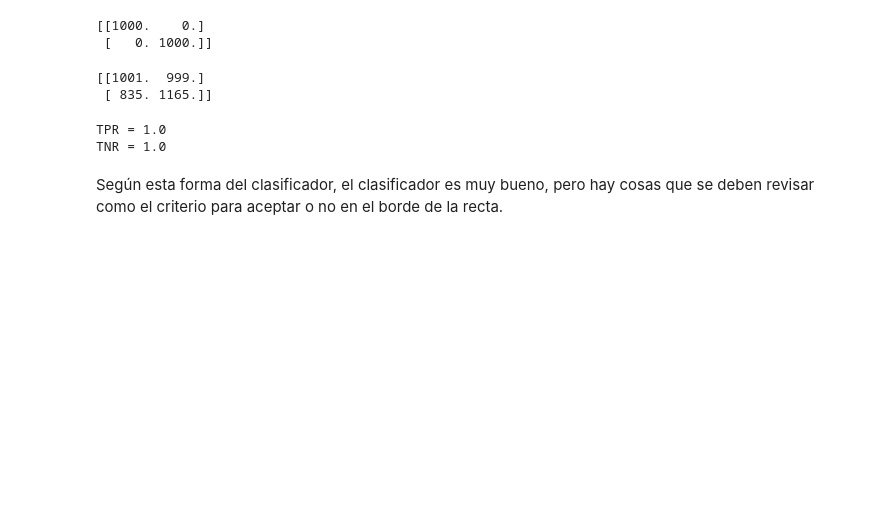
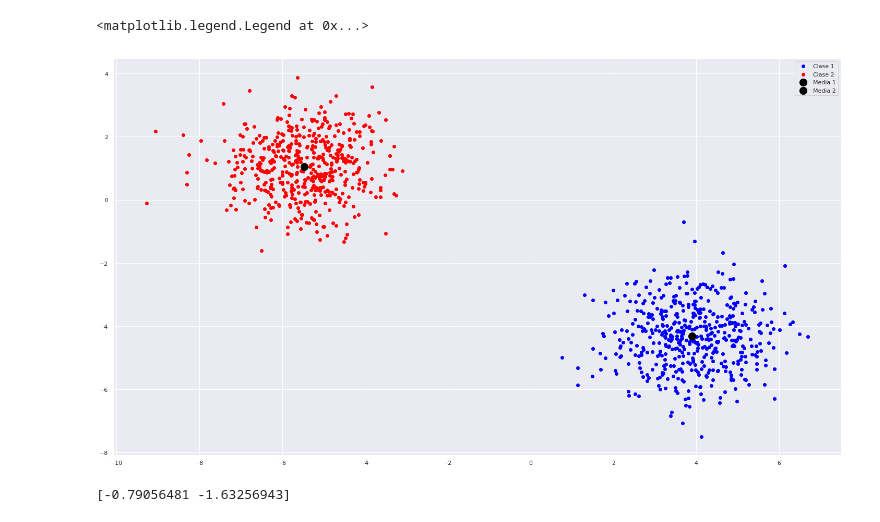
Before and after one commit to edwinb-ai/intelicompu, a Jupyter notebook: clasificacion/clasificador_euclidiano.ipynb, the cells around one changed output. Saved outputs shown, nothing was run; the diff lists cells and outputs as text; code cells hidden in the pictures; blank space fills up the shorter version.

```diff
--- a/clasificacion/clasificador_euclidiano.ipynb
+++ b/clasificacion/clasificador_euclidiano.ipynb
@@ -155,42 +118,15 @@ Esta matriz de confusión tendrá el siguiente formato:
-# %%
-# Crear la matriz de confusión, vacía
-matriz_conf = zeros((2, 2))
-
-# Los valores actuales son los de entrenamiento
-matriz_conf[0][0] = len(x_1)
-matriz_conf[1][1] = len(x_2)
-print(matriz_conf)
-# %% [output]
-[[1000.    0.]
- [   0. 1000.]]
-# %%
-# Iterar sobre los valores encontrados para el primer conjunto
-for k, v in decision(array_1, array_2).items():
-    if k == 'clase_1':
-        matriz_conf[0][0] += len(v)
-    else:
-        matriz_conf[0][1] += len(v)
-
-# Para el segundo conjunto
-for k, v in clases.items():
-    if k == 'clase_1':
-        matriz_conf[1][0] += len(v)
-    else:
-        matriz_conf[1][1] += len(v)
-
-# Imprimir la matriz resultante
-print(matriz_conf)
-# %% [output]
-[[1001.  999.]
- [ 835. 1165.]]
-# %%
-# Estudiar algunos valores, como la sensibilidad y la precisión
-tpr = matriz_conf[0][0] / (matriz_conf[0][0] + matriz_conf[0][1])
-tnr = matriz_conf[1][1] / (matriz_conf[1][1] + matriz_conf[1][0])
-print(f'TPR = {tpr}')
-print(f'TNR = {tnr}')
-# %% [output]
-TPR = 1.0
-TNR = 1.0
-# %% [markdown]
-Según esta forma del clasificador, el clasificador es muy bueno, pero hay cosas que se deben revisar como el criterio para aceptar o no en el borde de la recta.
+# %%
+# Paso 2.
+# Calcular las medias artiméticas principales
+mean_x_1 = X_1.mean(axis=0)
+mean_x_2 = X_2.mean(axis=0)
+# %%
+# Grafica estos datos
+plt.scatter(X_1[:, 0], X_1[:, 1], color="blue", label="Clase 1")
+plt.scatter(X_2[:, 0], X_2[:, 1], color="red", label="Clase 2")
+plt.scatter(*mean_x_1, color="black", label="Media 1", s=200)
+plt.scatter(*mean_x_2, color="black", label="Media 2", s=200)
+plt.legend(loc="best")
+# %% [output]
+<matplotlib.legend.Legend at 0x...>
+[figure, added]
@@ -196,0 +139,8 @@ Según esta forma del clasificador, el clasificador es muy bueno, pero hay cosas
+# %%
+# Paso 4.
+# La ordenada de la recta decisión es el punto intermedio entre la distancia
+punto_medio = (mean_x_1 + mean_x_2) / 2
+ordenada_dec = punto_medio[1] + (punto_medio[0] / pendiente)
+print(punto_medio)
+# %% [output]
+[-0.79056481 -1.63256943]
```
Also changed, not shown: parts of 27 cells of this notebook, 1 other file.
